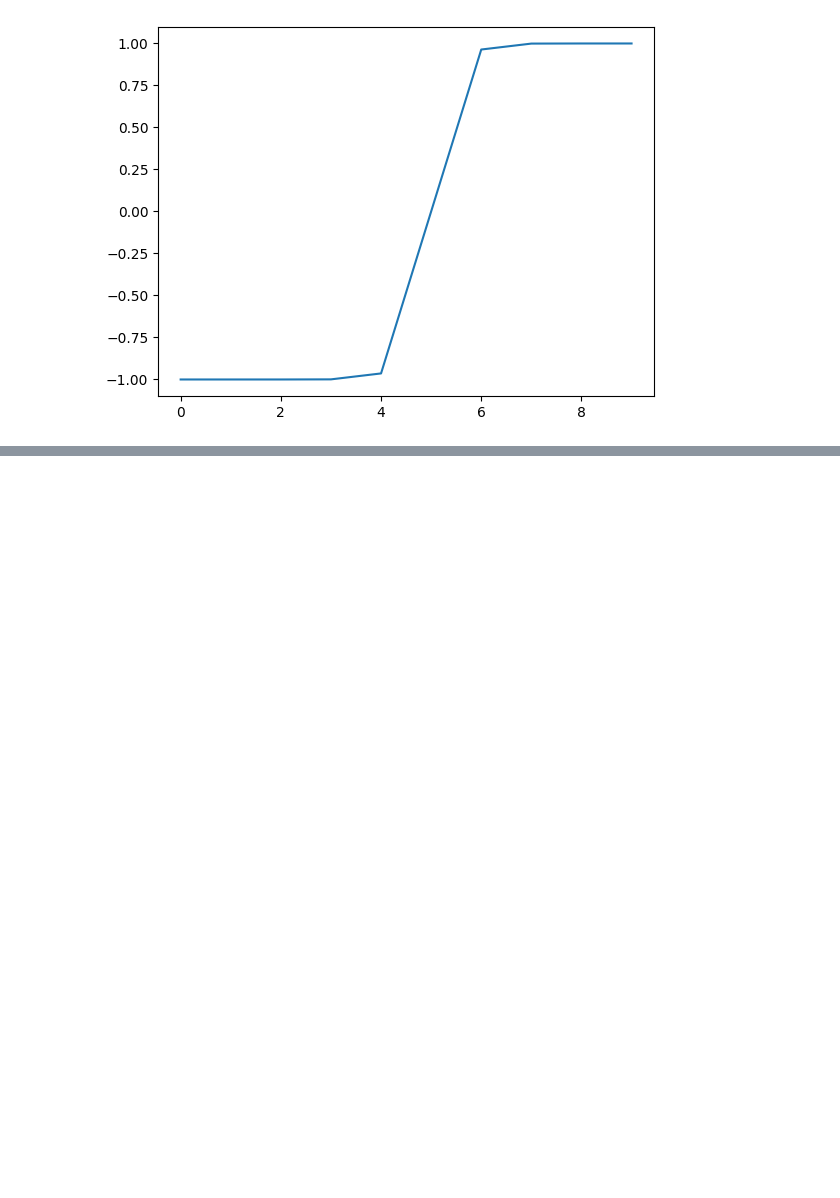
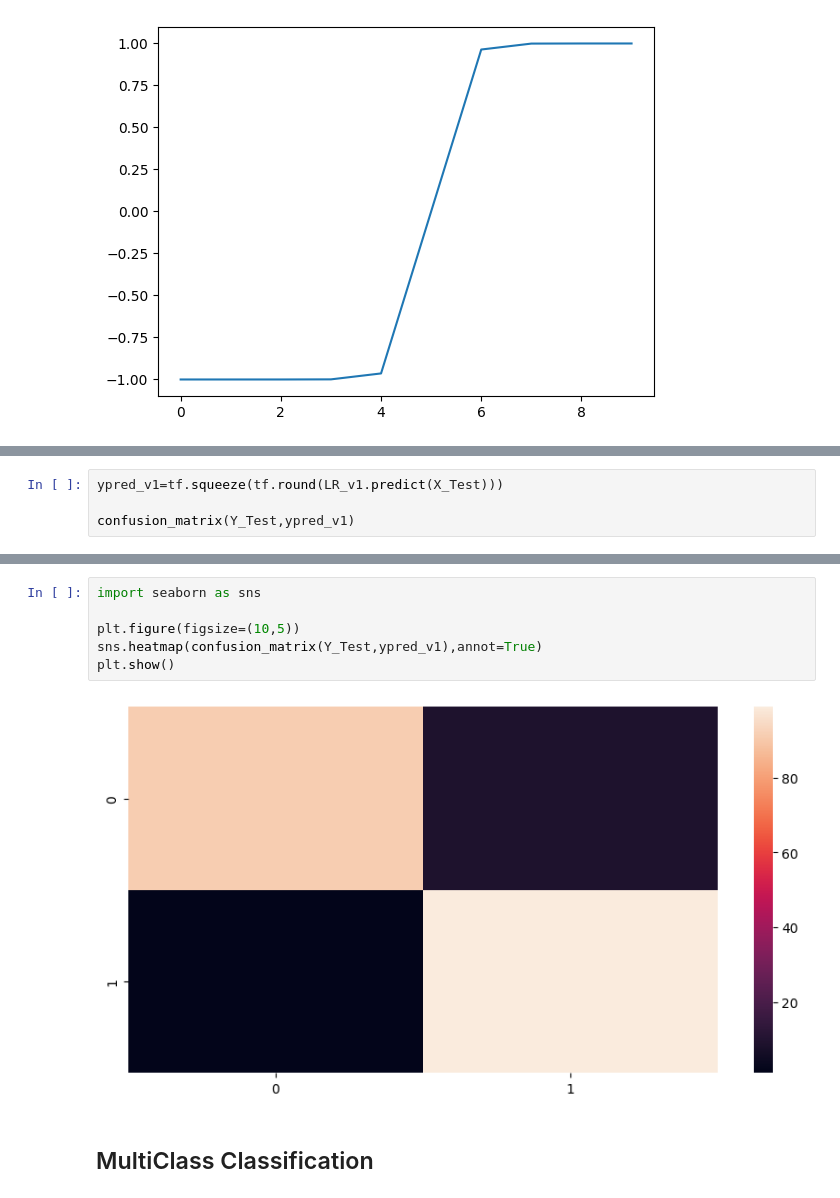
Before and after one commit to Ashwin-2408/Tensor_Flow_Learning, a Jupyter notebook: notebooks/Neural_Network_Classification.ipynb, the cells around one changed output, grey strips where cells are left out. Saved outputs shown, nothing was run; the diff lists cells and outputs as text; blank space fills up the shorter version.

Commit message:
Learned multiclass classifcation

```diff
--- a/notebooks/Neural_Network_Classification.ipynb
+++ b/notebooks/Neural_Network_Classification.ipynb
@@ -320,0 +468,4 @@ plt.show()
+# %%
+ypred_v1=tf.squeeze(tf.round(LR_v1.predict(X_Test)))
+
+confusion_matrix(Y_Test,ypred_v1)
@@ -320,0 +476,10 @@ plt.show()
+# %%
+import seaborn as sns
+
+plt.figure(figsize=(10,5))
+sns.heatmap(confusion_matrix(Y_Test,ypred_v1),annot=True)
+plt.show()
+# %% [output]
+[figure, added]
+# %% [markdown]
+## MultiClass Classification
```
Also changed, not shown: parts of 29 cells of this notebook.
